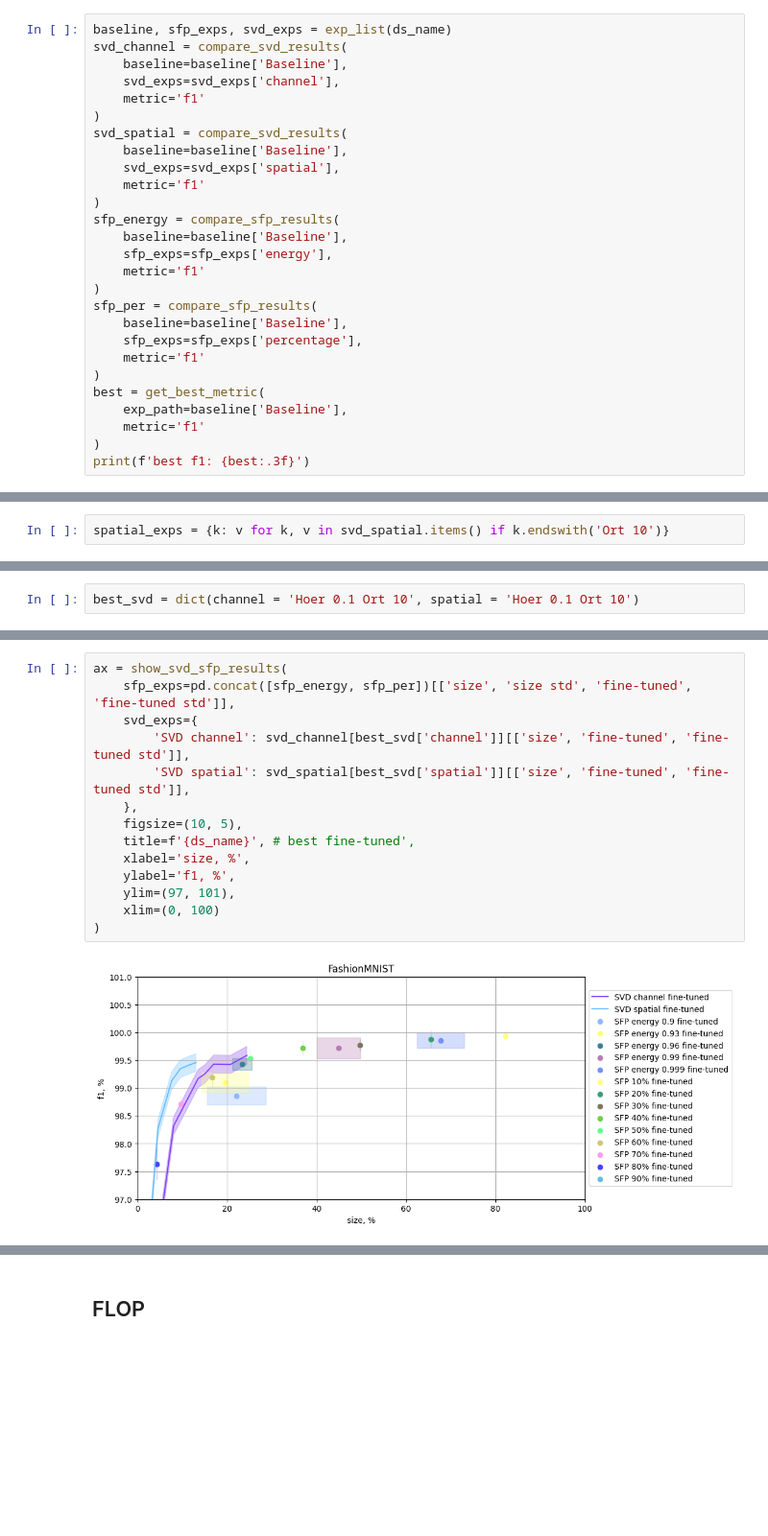
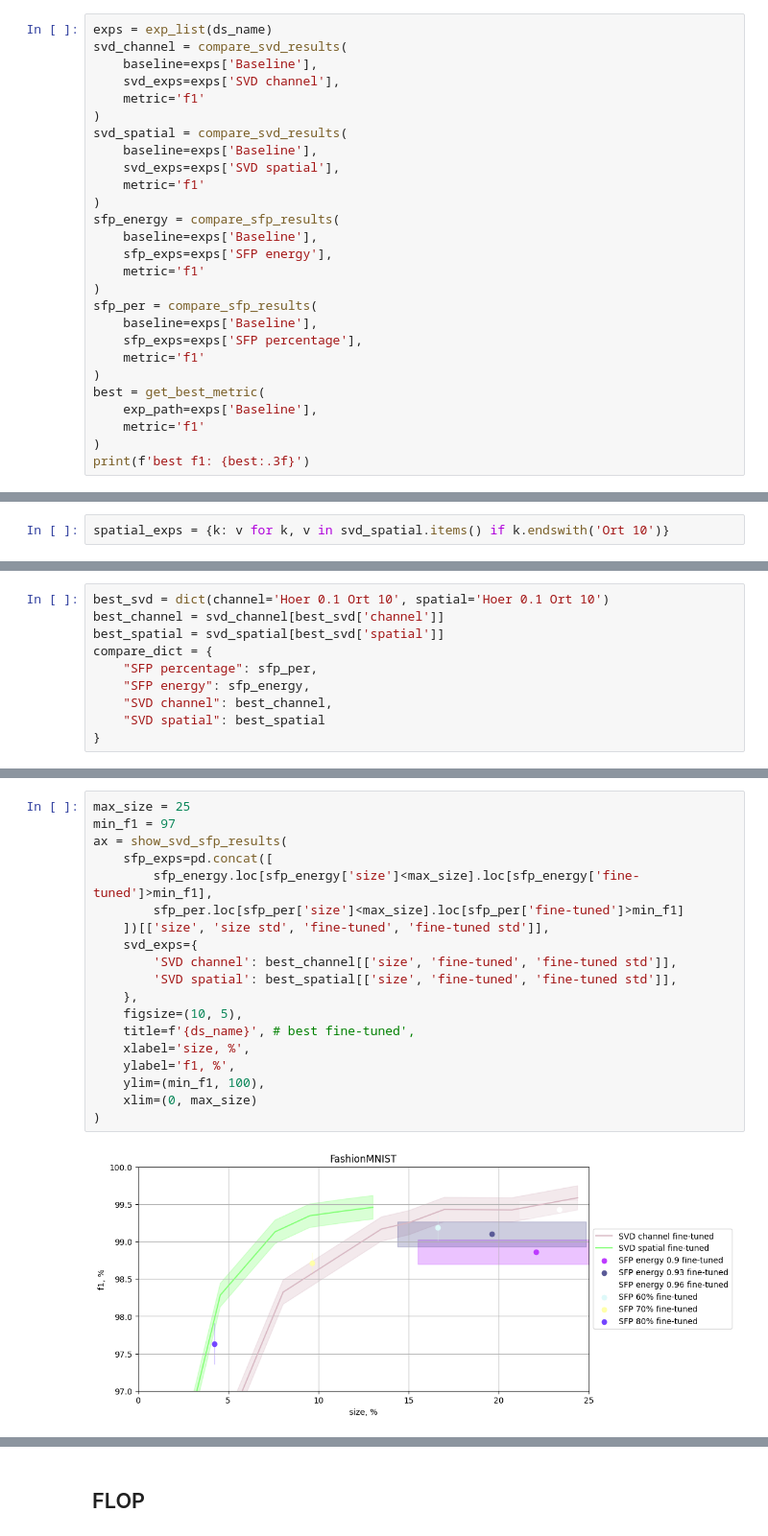
Before and after one commit to N-31V/cnn_compression, a Jupyter notebook: experiments/classificaion/results/FashionMNIST_results.ipynb, the cells around one changed output, grey strips where cells are left out. Shown at 96% size. Cells and saved outputs as stored; diff of their text form; blank space fills up the shorter version.

```diff
--- a/experiments/classificaion/results/FashionMNIST_results.ipynb
+++ b/experiments/classificaion/results/FashionMNIST_results.ipynb
@@ -11,29 +11,29 @@ exp_root = '/media/n31v/data/results/' + ds_name
 # %%
 create_mean_exps(exp_root)
 # %%
-baseline, sfp_exps, svd_exps = exp_list(ds_name)
+exps = exp_list(ds_name)
 svd_channel = compare_svd_results(
-    baseline=baseline['Baseline'],
-    svd_exps=svd_exps['channel'],
+    baseline=exps['Baseline'],
+    svd_exps=exps['SVD channel'],
     metric='f1'
 )
 svd_spatial = compare_svd_results(
-    baseline=baseline['Baseline'],
-    svd_exps=svd_exps['spatial'],
+    baseline=exps['Baseline'],
+    svd_exps=exps['SVD spatial'],
     metric='f1'
 )
 sfp_energy = compare_sfp_results(
-    baseline=baseline['Baseline'],
-    sfp_exps=sfp_exps['energy'],
+    baseline=exps['Baseline'],
+    sfp_exps=exps['SFP energy'],
     metric='f1'
 )
 sfp_per = compare_sfp_results(
-    baseline=baseline['Baseline'],
-    sfp_exps=sfp_exps['percentage'],
+    baseline=exps['Baseline'],
+    sfp_exps=exps['SFP percentage'],
     metric='f1'
 )
 best = get_best_metric(
-    exp_path=baseline['Baseline'],
+    exp_path=exps['Baseline'],
     metric='f1'
 )
 print(f'best f1: {best:.3f}')
@@ -170,2 +158,10 @@ ax = show_svd_results(
 # %%
-best_svd = dict(channel = 'Hoer 0.1 Ort 10', spatial = 'Hoer 0.1 Ort 10')
+best_svd = dict(channel='Hoer 0.1 Ort 10', spatial='Hoer 0.1 Ort 10')
+best_channel = svd_channel[best_svd['channel']]
+best_spatial = svd_spatial[best_svd['spatial']]
+compare_dict = {
+    "SFP percentage": sfp_per,
+    "SFP energy": sfp_energy,
+    "SVD channel": best_channel,
+    "SVD spatial": best_spatial
+}
@@ -172,16 +184,21 @@ best_svd = dict(channel = 'Hoer 0.1 Ort 10', spatial = 'Hoer 0.1 Ort 10')
 # %%
+max_size = 25
+min_f1 = 97
 ax = show_svd_sfp_results(
-    sfp_exps=pd.concat([sfp_energy, sfp_per])[['size', 'size std', 'fine-tuned', 'fine-tuned std']],
+    sfp_exps=pd.concat([
+        sfp_energy.loc[sfp_energy['size']<max_size].loc[sfp_energy['fine-tuned']>min_f1],
+        sfp_per.loc[sfp_per['size']<max_size].loc[sfp_per['fine-tuned']>min_f1]
+    ])[['size', 'size std', 'fine-tuned', 'fine-tuned std']],
     svd_exps={
-        'SVD channel': svd_channel[best_svd['channel']][['size', 'fine-tuned', 'fine-tuned std']],
-        'SVD spatial': svd_spatial[best_svd['spatial']][['size', 'fine-tuned', 'fine-tuned std']],
+        'SVD channel': best_channel[['size', 'fine-tuned', 'fine-tuned std']],
+        'SVD spatial': best_spatial[['size', 'fine-tuned', 'fine-tuned std']],
     },
     figsize=(10, 5),
     title=f'{ds_name}', # best fine-tuned',
     xlabel='size, %',
     ylabel='f1, %',
-    ylim=(97, 101),
-    xlim=(0, 100)
+    ylim=(min_f1, 100),
+    xlim=(0, max_size)
 )
 # %% [output]
-[figure, old version]
+[figure, new version]
```
Also changed, not shown: parts of 22 cells of this notebook, 4 other files.
